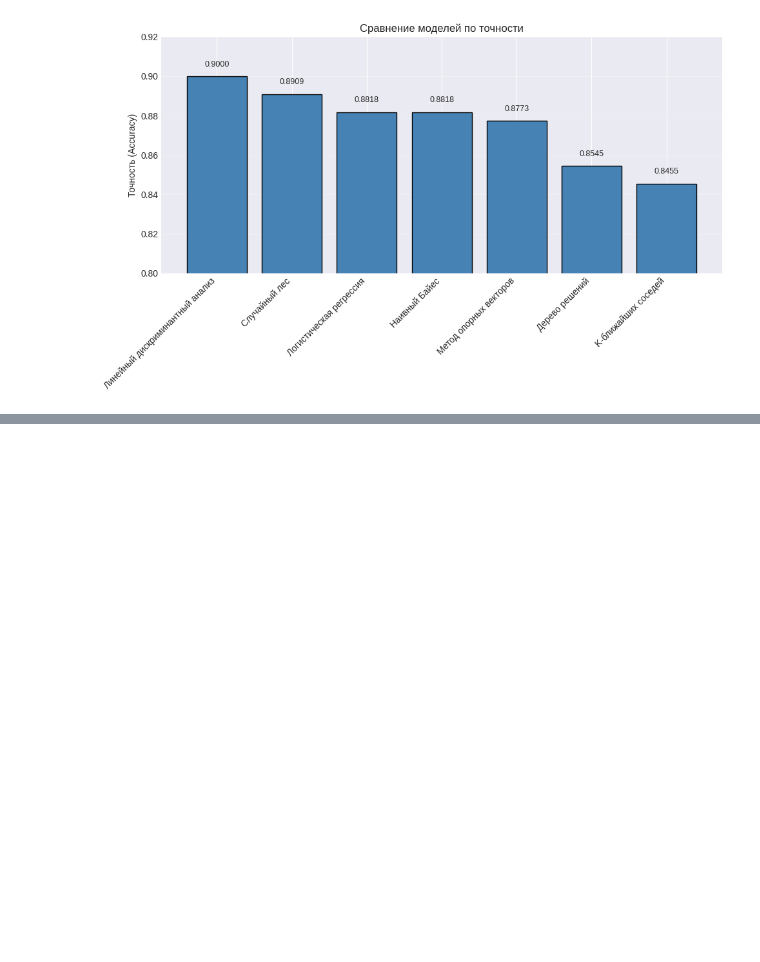
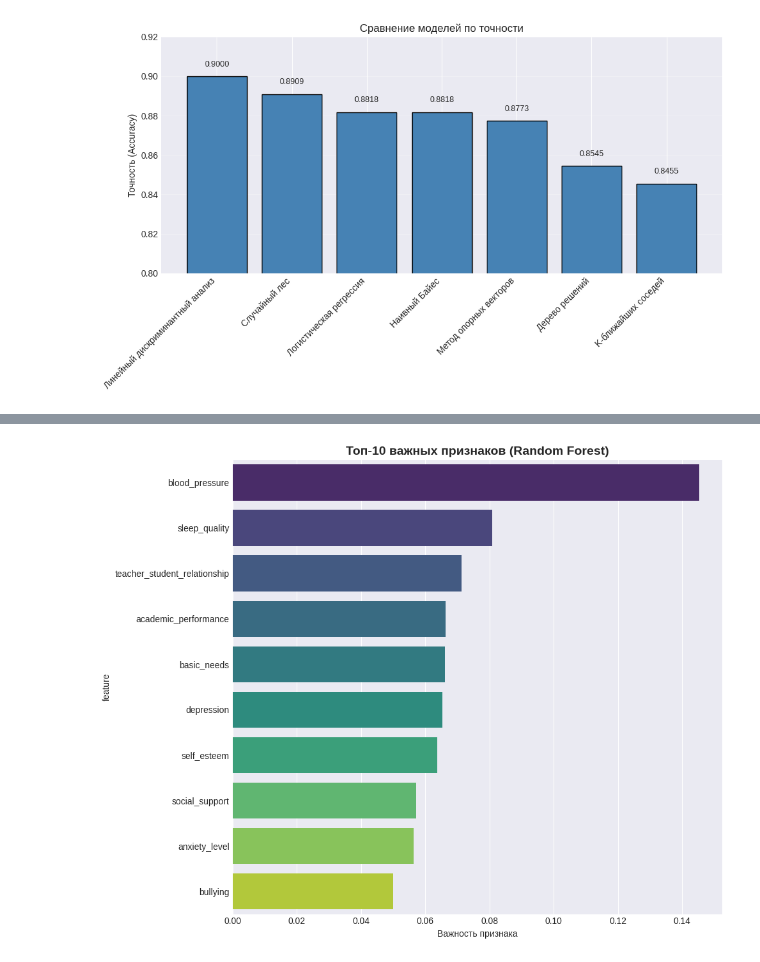
Before and after one commit to uldopp/TMON, a Jupyter notebook: PROJECT/PROJECT.ipynb, the cells around one changed output, grey strips where cells are left out. Saved outputs shown, nothing was run; the diff lists cells and outputs as text; code cells hidden in the pictures; blank space fills up the shorter version.

```diff
--- a/PROJECT/PROJECT.ipynb
+++ b/PROJECT/PROJECT.ipynb
@@ -484,0 +537,30 @@ weighted avg       0.90      0.90      0.90       220
+# %%
+from sklearn.ensemble import RandomForestClassifier
+import matplotlib.pyplot as plt
+import seaborn as sns
+import pandas as pd
+import numpy as np
+
+# Обучаем Random Forest
+rf = RandomForestClassifier(n_estimators=100, random_state=42)
+rf.fit(X_train, y_train)
+
+# Получаем важность признаков
+feature_importance = rf.feature_importances_
+feature_names = X.columns
+
+# Создаем DataFrame для удобства
+importance_df = pd.DataFrame({
+    'feature': feature_names,
+    'importance': feature_importance
+}).sort_values('importance', ascending=False)
+
+# Визуализация
+plt.figure(figsize=(10, 8))
+sns.barplot(x='importance', y='feature', data=importance_df.head(10), palette='viridis')
+plt.title('Топ-10 важных признаков (Random Forest)', fontsize=14, fontweight='bold')
+plt.xlabel('Важность признака')
+plt.tight_layout()
+plt.show()
+# %% [output]
+[figure, added]
```
Also changed, not shown: parts of 4 cells of this notebook.
